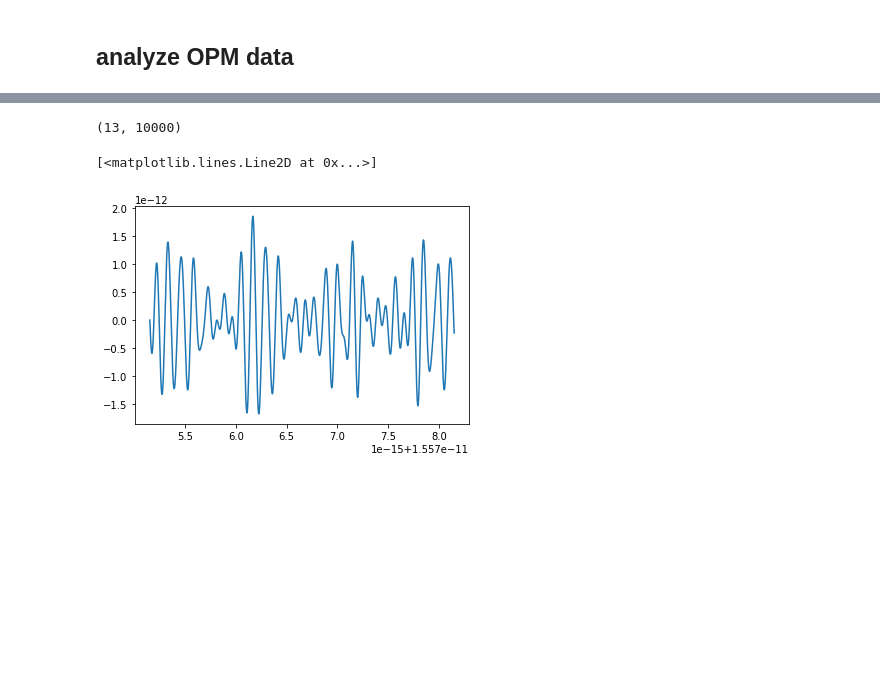
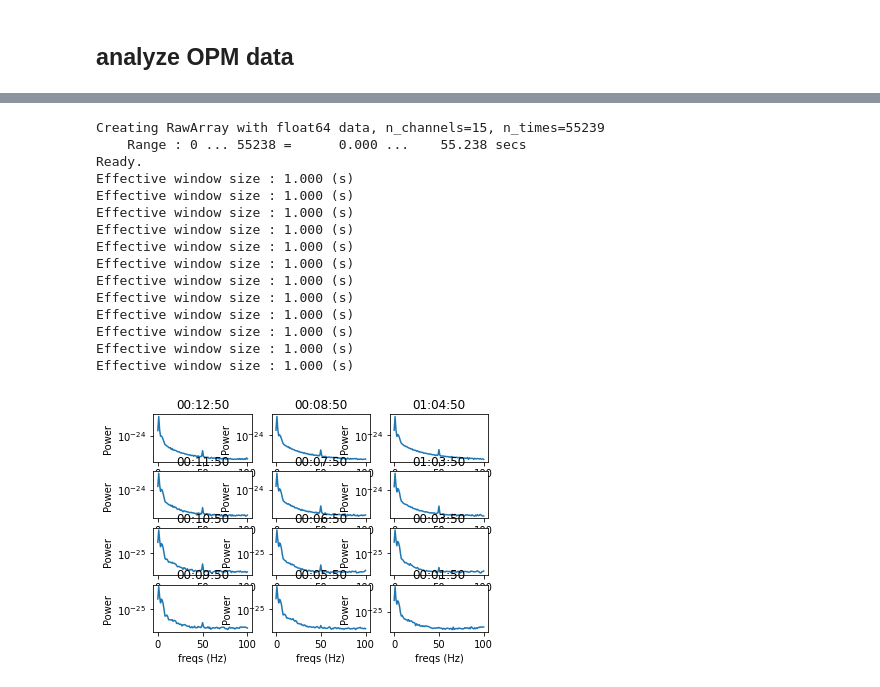
Before and after one commit to Vincentvjj/opm_tacs_flicker, a Jupyter notebook: analysis/analysis.ipynb, the cells around one changed output, grey strips where cells are left out. Drawn from its saved outputs; the diff is of its cells as text; code cells hidden in the pictures; blank space fills up the shorter version.

```diff
--- a/analysis/analysis.ipynb
+++ b/analysis/analysis.ipynb
@@ -83,20 +130,3 @@ channel_types = np.delete(channel_types, adc_tacs_idx)
 channel_types = np.delete(channel_types, adc_diode_idx)
 # %% [markdown]
 ## analyze OPM data
-# %%
-%matplotlib inline
-info = mne.create_info(list(channel_names), fs, list(channel_types))
-raw = mne.io.RawArray(opm_data_cut[1000:10000].T, info)
-raw.drop_channels(['01:01:50', '01:02:50'])
-
-raw.filter(8,12)
-raw.plot_psd(fmax=30, n_fft=2500)
-
-pxx, f = psd_welch(raw,fmax=30, n_fft=2500)
-
-for i in range(opm_data_cut.shape[1]-2):
-    plt.semilogy(f, pxx[i-1])
-plt.xlabel("freqs (Hz)")
-plt.ylabel("Power")
-
-# raw.plot(scalings=dict(mag=1e-12), duration=5, start=10)
@@ -126,8 +133,55 @@ Text(0, 0.5, 'Power')
-# %%
-raw_arr = raw[:][0]
-print(raw_arr.shape)
-plt.plot(time_stamps[:3000], raw_arr[2, :3000])
-# %% [output]
-(13, 10000)
-[<matplotlib.lines.Line2D at 0x...>]
-[figure, removed]
+# %%
+## prepare OPM data struct
+
+%matplotlib inline
+info = mne.create_info(list(channel_names), fs, list(channel_types))
+raw = mne.io.RawArray(opm_data_cut[:].T, info)
+ref_channels = ['01:01:50', '01:02:50', '01:05:50']
+
+channel_orders = ['00:12:50','00:08:50', '01:04:50'
+, '00:11:50', '00:07:50', '01:03:50'
+, '00:10:50', '00:06:50', '00:03:50'
+, '00:09:50', '00:05:50', '00:01:50']
+
+
+## plot/check reference data
+# ref_data = raw.pick_channels(ref_channels)[:][0]
+# print(ref_data.shape)
+# plt.plot(ref_data[0,:5000])
+# plt.plot(ref_data[1,:5000])
+# plt.plot(ref_data[2,:5000])
+
+
+## Plot PSD of primary channels
+
+raw.drop_channels(ref_channels)
+raw.reorder_channels(channel_orders)
+
+# raw.filter(9,12)
+# raw.plot_psd(fmax=30)
+
+# plot psd OPM data per channel
+for i in range(len(channel_orders)):
+    pxx, f = psd_welch(raw, fmax=100, n_fft=1000, picks=channel_orders[i])
+    plt.subplot(4,3,i+1)
+    plt.semilogy(f, pxx.flatten())
+    plt.title(channel_orders[i])
+    plt.xlabel("freqs (Hz)")
+    plt.ylabel("Power")
+# %% [output]
+Creating RawArray with float64 data, n_channels=15, n_times=55239
+    Range : 0 ... 55238 =      0.000 ...    55.238 secs
+Ready.
+Effective window size : 1.000 (s)
+Effective window size : 1.000 (s)
+Effective window size : 1.000 (s)
+Effective window size : 1.000 (s)
+Effective window size : 1.000 (s)
+Effective window size : 1.000 (s)
+Effective window size : 1.000 (s)
+Effective window size : 1.000 (s)
+Effective window size : 1.000 (s)
+Effective window size : 1.000 (s)
+Effective window size : 1.000 (s)
+Effective window size : 1.000 (s)
+[figure, added]
```
Also changed, not shown: parts of 12 cells of this notebook, 3 other files.
